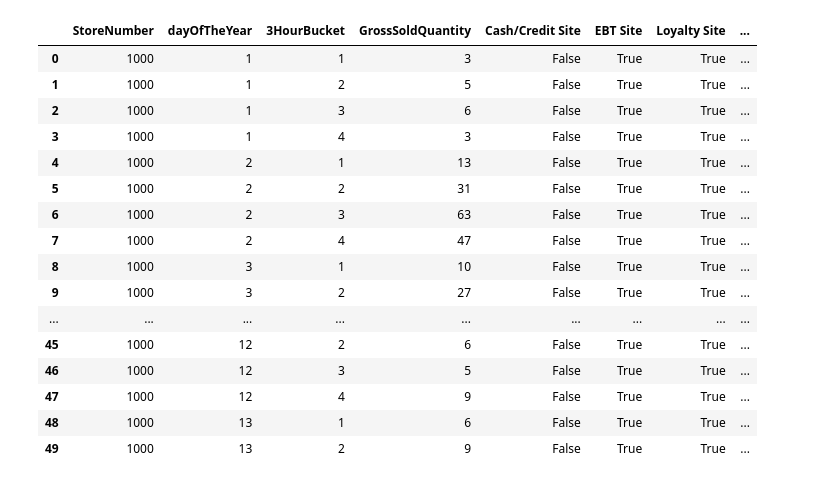
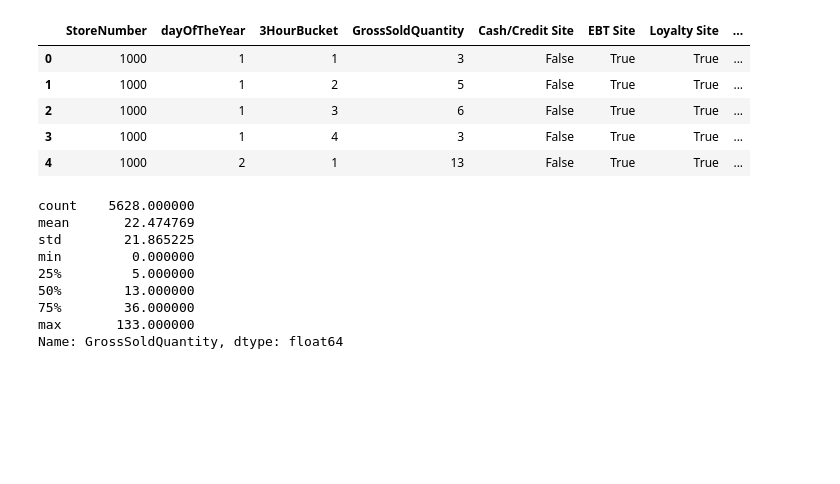
Before and after one commit to rhuckleberry/Datathon2021, a Jupyter notebook: Chevron_2021_Datathon_Challenge/filesForStartOfDatathon/Chevron_Hotdog_Model.ipynb, the cells around one changed output. Drawn from its saved outputs; the diff is of its cells as text; code cells hidden in the pictures; blank space fills up the shorter version.

```diff
--- a/Chevron_2021_Datathon_Challenge/filesForStartOfDatathon/Chevron_Hotdog_Model.ipynb
+++ b/Chevron_2021_Datathon_Challenge/filesForStartOfDatathon/Chevron_Hotdog_Model.ipynb
@@ -9,27 +10,30 @@ df = pd.read_csv("./training.csv")
 # %%
 #Add weeks
 df["dayOfWeek"] = df["dayOfTheYear"]%7 + 1
+# %%
+def determine_season(x):
+    if(79<= x and x <= 171):
+        #spring
+        return 1;
+    elif(172 <= x and x <= 265):
+        return 2;
+    elif(265 <= x and x <= 358):
+        return 3;
+    else:
+        return 4;
+
+#Add Astronomical Seasons
+df["season"] = df["dayOfTheYear"].apply(lambda x: determine_season(x))
 # %%
 #Remove outlier days: 184, 185
 df = df[df["dayOfTheYear"] != 184]
 df = df[df["dayOfTheYear"] != 185]
 # %%
-df[:50]
+df.head()
 # %% [output]
 |  | StoreNumber | dayOfTheYear | 3HourBucket | GrossSoldQuantity | Cash/Credit Site | EBT Site | Loyalty Site | ... |
 | 0 | 1000 | 1 | 1 | 3 | False | True | True | ... |
 | 1 | 1000 | 1 | 2 | 5 | False | True | True | ... |
 | 2 | 1000 | 1 | 3 | 6 | False | True | True | ... |
 | 3 | 1000 | 1 | 4 | 3 | False | True | True | ... |
 | 4 | 1000 | 2 | 1 | 13 | False | True | True | ... |
-| 5 | 1000 | 2 | 2 | 31 | False | True | True | ... |
-| 6 | 1000 | 2 | 3 | 63 | False | True | True | ... |
-| 7 | 1000 | 2 | 4 | 47 | False | True | True | ... |
-| 8 | 1000 | 3 | 1 | 10 | False | True | True | ... |
-| 9 | 1000 | 3 | 2 | 27 | False | True | True | ... |
-| ... | ... | ... | ... | ... | ... | ... | ... | ... |
-| 45 | 1000 | 12 | 2 | 6 | False | True | True | ... |
-| 46 | 1000 | 12 | 3 | 5 | False | True | True | ... |
-| 47 | 1000 | 12 | 4 | 9 | False | True | True | ... |
-| 48 | 1000 | 13 | 1 | 6 | False | True | True | ... |
-| 49 | 1000 | 13 | 2 | 9 | False | True | True | ... |
@@ -43,3 +46,15 @@ def plot(df, indep_var, dep_var):
+# %%
+df["GrossSoldQuantity"].describe()
+# %% [output]
+count    5628.000000
+mean       22.474769
+std        21.865225
+min         0.000000
+25%         5.000000
+50%        13.000000
+75%        36.000000
+max       133.000000
+Name: GrossSoldQuantity, dtype: float64
 # %%
 store1 = df[df["StoreNumber"] == 1000]
 store2 = df[df["StoreNumber"] == 2000]
```
Also changed, not shown: parts of 18 cells of this notebook.
